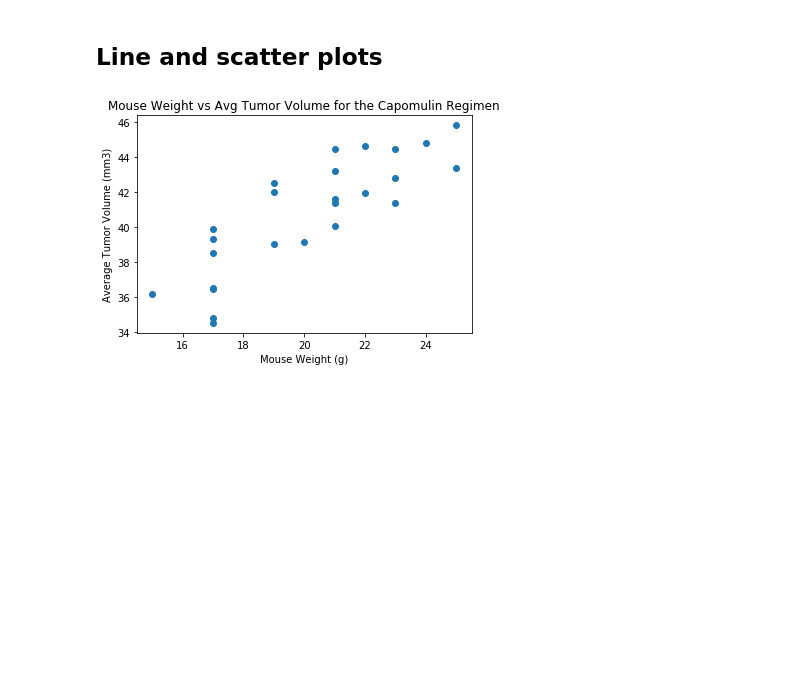
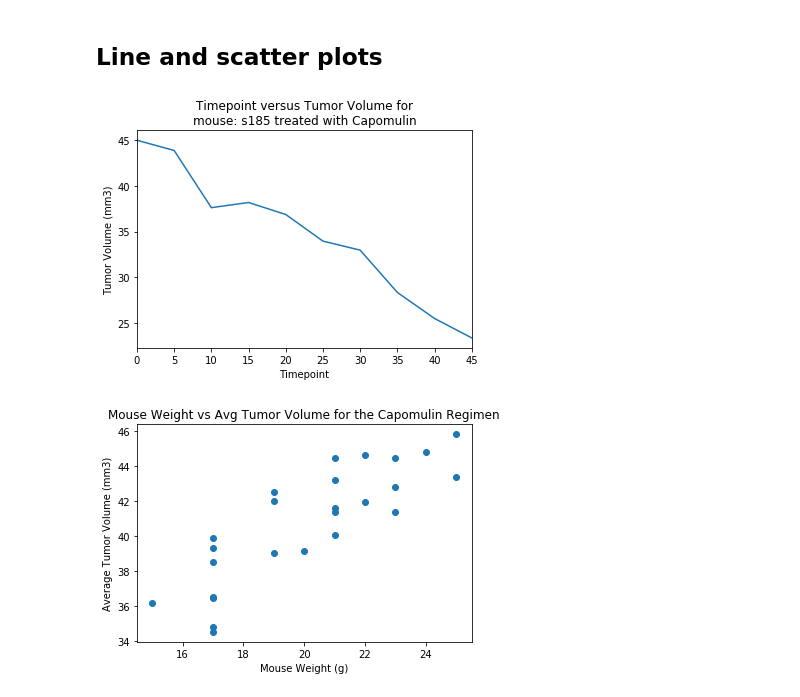
Before and after one commit to enriquesaenger/matplotlib-challenge, a Jupyter notebook: Pymaceuticals/pymaceuticals_starter.ipynb, the cells around one changed output. Drawn from its saved outputs; the diff is of its cells as text; code cells hidden in the pictures; blank space fills up the shorter version.

Commit message:
Added line plot

```diff
--- a/Pymaceuticals/pymaceuticals_starter.ipynb
+++ b/Pymaceuticals/pymaceuticals_starter.ipynb
@@ -229,3 +219,27 @@ bins = [0, 5, 10, 15, 20, 25, 30, 35, 40, 45]
+# %%
+## Generate a line plot of time point versus tumor volume for a mouse treated with Capomulin
+
+# create variable for requested regimen
+regimen = "Capomulin"
+mouse_id = "s185"
+
+# create new dataframe with data for requested regimen
+regimen_df = mice_df.loc[mice_df["Drug Regimen"] == regimen]
+mouse_data = regimen_df.loc[regimen_df["Mouse ID"] == mouse_id]
+
+# clean up data frame for plotting
+mouse_data = mouse_data[["Timepoint", "Tumor Volume (mm3)"]]
+
+time_data = mouse_data.set_index("Timepoint")
+
+time_data.plot.line(legend=False)
+
+plt.title(f"Timepoint versus Tumor Volume for\n"
+          f"mouse: {mouse_id} treated with {regimen}")
+plt.ylabel("Tumor Volume (mm3)")
+plt.show()
+# %% [output]
+[figure, added]
 # %%
 ## Generate a scatter plot of mouse weight versus average tumor volume for the Capomulin regimen
 
```
Also changed, not shown: parts of 9 cells of this notebook.
